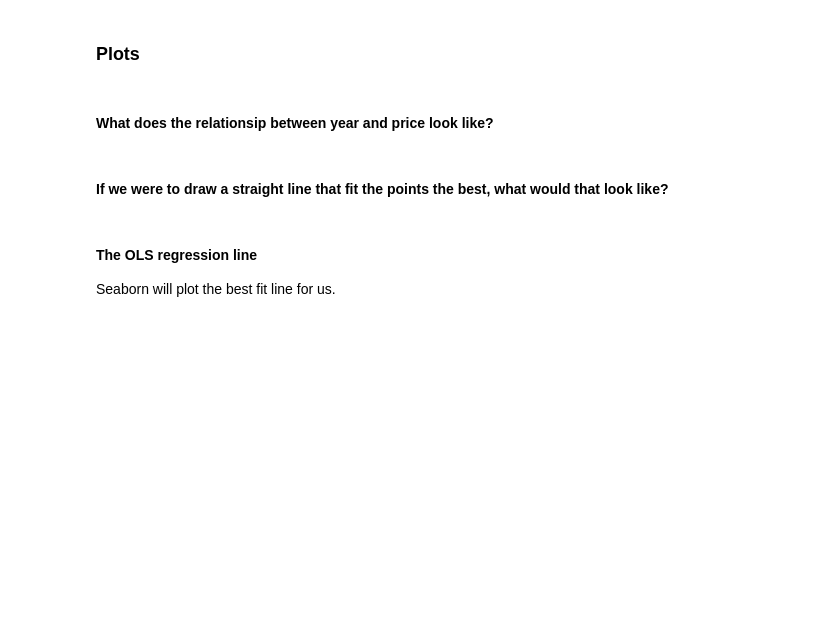
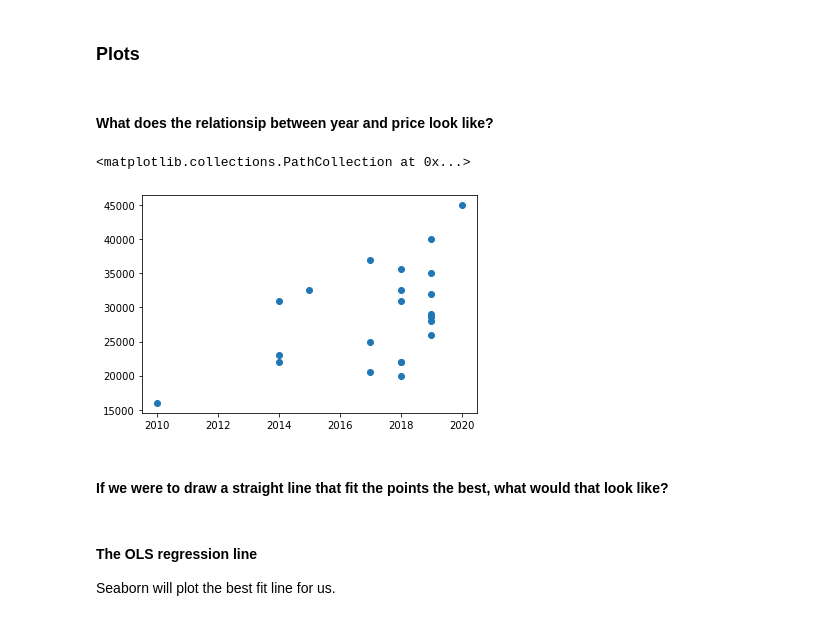
Before and after one commit to jfkoehler/DAT-02-14, a Jupyter notebook: ClassMaterial/Unit2/Class6/linear-regression-starter.ipynb, the cells around one changed output. Cells and saved outputs as stored; diff of their text form; code cells hidden in the pictures; blank space fills up the shorter version.

```diff
--- a/ClassMaterial/Unit2/Class6/linear-regression-starter.ipynb
+++ b/ClassMaterial/Unit2/Class6/linear-regression-starter.ipynb
@@ -58,3 +79,6 @@ year=[
     2019, 2018, 2019, 2015, 2018, 2017, 2020, 2019, 2019,
     2014, 2019, 2019, 2010, 2018, 2018, 2019, 2014, 2017, 2018, 2017, 2014, 2018
 ]
+# %%
+df_cars['year'] = year
+df_cars.head()
@@ -62,6 +93,11 @@ year=[
 ### Plots
 # %% [markdown]
 #### What does the relationsip between year and price  look like?
+# %%
+plt.scatter(df_cars['year'], df_cars['price'])
+# %% [output]
+<matplotlib.collections.PathCollection at 0x...>
+[figure, added]
 # %% [markdown]
 #### If we were to draw a straight line that fit the points the best, what would that look like?
 # %% [markdown]
```
Also changed, not shown: parts of 54 cells of this notebook, 2 other files.
